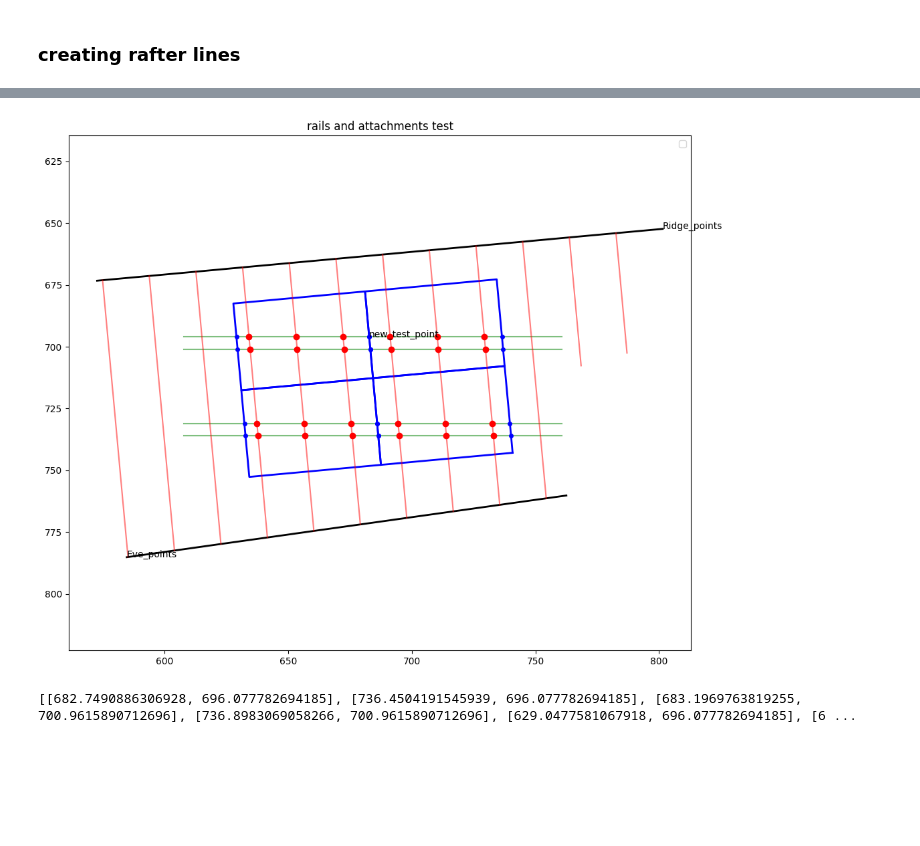
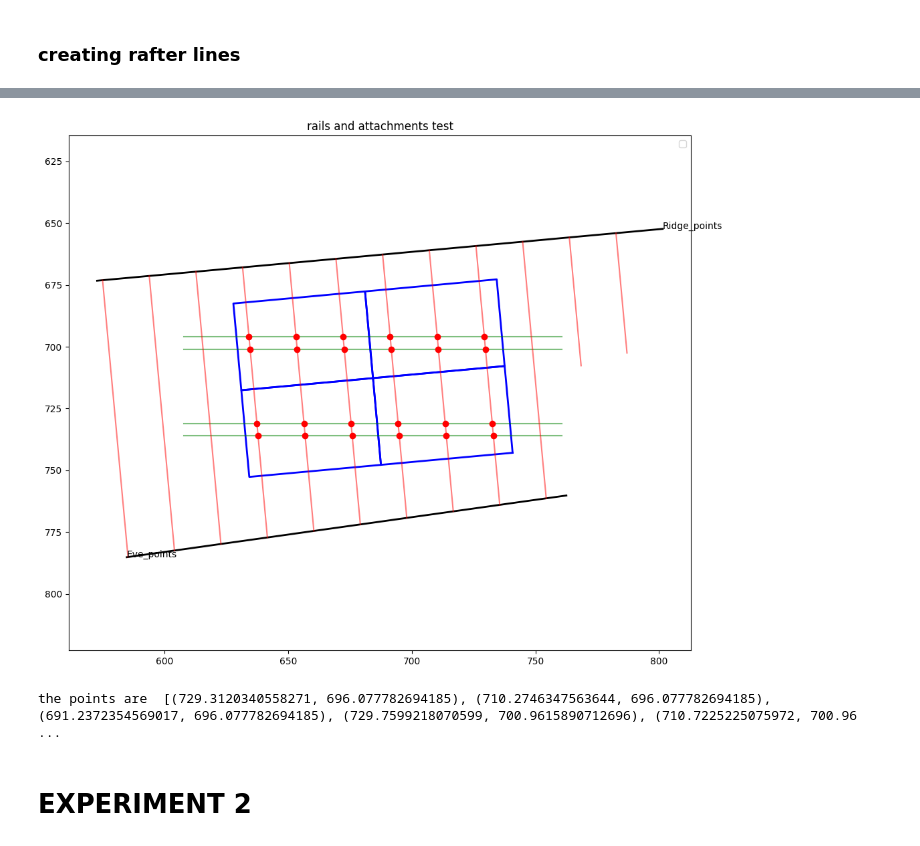
Before and after one commit to anandrajB/polygon-experiments, a Jupyter notebook: rafter_rails_experiment.ipynb, the cells around one changed output, grey strips where cells are left out. Saved outputs shown, nothing was run; the diff lists cells and outputs as text; code cells hidden in the pictures; blank space fills up the shorter version.

```diff
--- a/rafter_rails_experiment.ipynb
+++ b/rafter_rails_experiment.ipynb
@@ -1874,10 +1918,23 @@ import matplotlib.pyplot as plt
 import numpy as np
 
 
+
+
+#TODO :
+# first plot the polygon points and the rafter lines
+# draw parallel lines (horizontal) 2 lines each polygon
+# the parallel lines should be in the angle of the ridge_points
+# mark the
 #REFACTOR:
 # the intersection points should be on the start and end of the plane with the modules
 # the horizondal line should be 25% from the start and 25% from the end
 
+
+
+# portrait_formula : 9.8 * cos(pitch)
+# landscape_formula : 22.6 * cos(pitch)
+
+module_orientation = "landscape"
 polygon_coords = [
     [
         (737.5289670029157, 707.8383607522512),
@@ -2075,44 +2132,40 @@ for line in vertical_lines:
     plt.plot(x, y, 'r-', alpha=0.5)
 
 # Plot polygon-horizontal line intersections
-for point in intersection_points:
-    plt.plot(point[0], point[1], 'bo', markersize=4)
+# for point in intersection_points:
+#     plt.plot(point[0], point[1], 'bo', markersize=4)
 
 # Plot horizontal-vertical intersections inside polygons
 for point in h_v_intersections:
     plt.plot(point[0], point[1], 'ro', markersize=6)
 
 # Fixed line - using rafter_lines instead of vertical_segments
 x_values = [coord[0] for poly in polygon_coords for coord in poly] + [seg[0][0] for seg in rafter_lines] + [seg[1][0] for seg in rafter_lines]
 y_values = [coord[1] for poly in polygon_coords for coord in poly] + [seg[0][1] for seg in rafter_lines] + [seg[1][1] for seg in rafter_lines]
 
 # Set plot limits with some padding
 plt.xlim(min(x_values) - 50, max(x_values) + 50)
 plt.ylim(min(y_values) - 50, max(y_values) + 50)
 
 
 
 
 
 plt.title('rails and attachments test')
 plt.grid(False)
 plt.legend()
 plt.axis('equal')
 plt.gca().invert_yaxis()
 plt.show()
 
 
 
-# # Print intersection points
-start_end_intersection_points = [
-    [item[0] , item[1]]for item in intersection_points if item[0]
-]
 
-print(start_end_intersection_points)
+attachement_points  = [item for item in h_v_intersections]
 
-# # Print h_v_intersections
-# for i, point in enumerate(h_v_intersections):
-#     print(f"Point {i+1}: ({point[0]:.2f}, {point[1]:.2f})")
+print("the points are " ,attachement_points)
 # %% [output]
-[figure, old version]
+[figure, new version]
-[[682.7490886306928, 696.077782694185], [736.4504191545939, 696.077782694185], [683.1969763819255, 700.9615890712696], [736.8983069058266, 700.9615890712696], [629.0477581067918, 696.077782694185], [6 ...
+the points are  [(729.3120340558271, 696.077782694185), (710.2746347563644, 696.077782694185), (691.2372354569017, 696.077782694185), (729.7599218070599, 700.9615890712696), (710.7225225075972, 700.96 ...
+# %% [markdown]
+# EXPERIMENT 2
```
Also changed, not shown: parts of 11 cells of this notebook, 1 other file.
